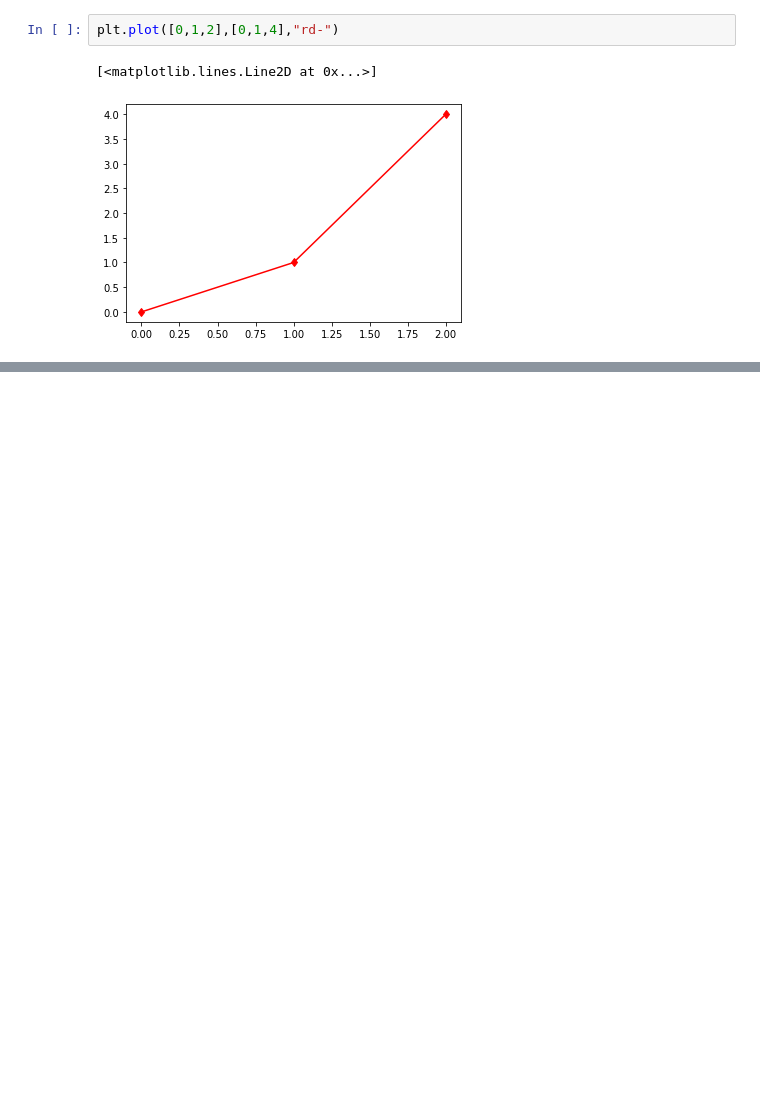
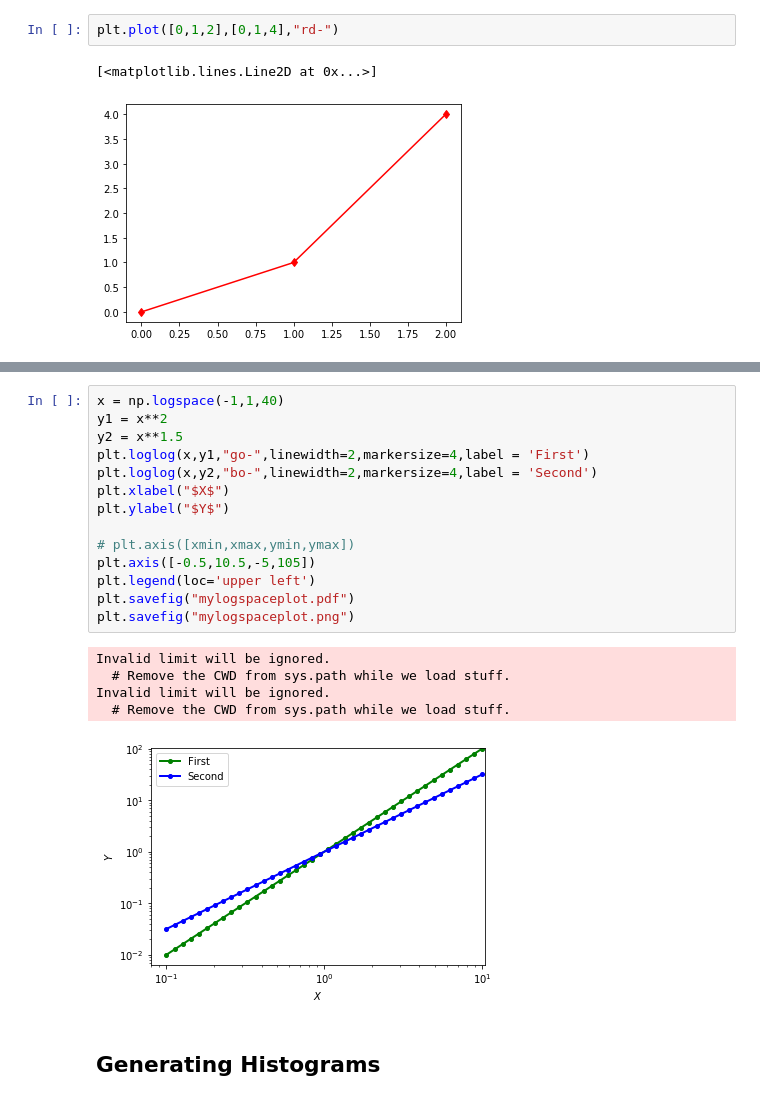
Before and after one commit to scodebox/python3, a Jupyter notebook: HarvardX-PH526x/week2/note-week2.ipynb, the cells around one changed output, grey strips where cells are left out. Saved outputs shown, nothing was run; the diff lists cells and outputs as text; blank space fills up the shorter version.

```diff
--- a/HarvardX-PH526x/week2/note-week2.ipynb
+++ b/HarvardX-PH526x/week2/note-week2.ipynb
@@ -279,0 +314,22 @@ plt.plot([0,1,2],[0,1,4],"rd-")
+# %%
+x = np.logspace(-1,1,40)
+y1 = x**2
+y2 = x**1.5
+plt.loglog(x,y1,"go-",linewidth=2,markersize=4,label = 'First')
+plt.loglog(x,y2,"bo-",linewidth=2,markersize=4,label = 'Second')
+plt.xlabel("$X$")
+plt.ylabel("$Y$")
+
+# plt.axis([xmin,xmax,ymin,ymax])
+plt.axis([-0.5,10.5,-5,105])
+plt.legend(loc='upper left')
+plt.savefig("mylogspaceplot.pdf")
+plt.savefig("mylogspaceplot.png")
+# %% [output]
+Invalid limit will be ignored.
+  # Remove the CWD from sys.path while we load stuff.
+Invalid limit will be ignored.
+  # Remove the CWD from sys.path while we load stuff.
+[figure, added]
+# %% [markdown]
+## Generating Histograms
```
Also changed, not shown: parts of 18 cells of this notebook, 6 other files.
